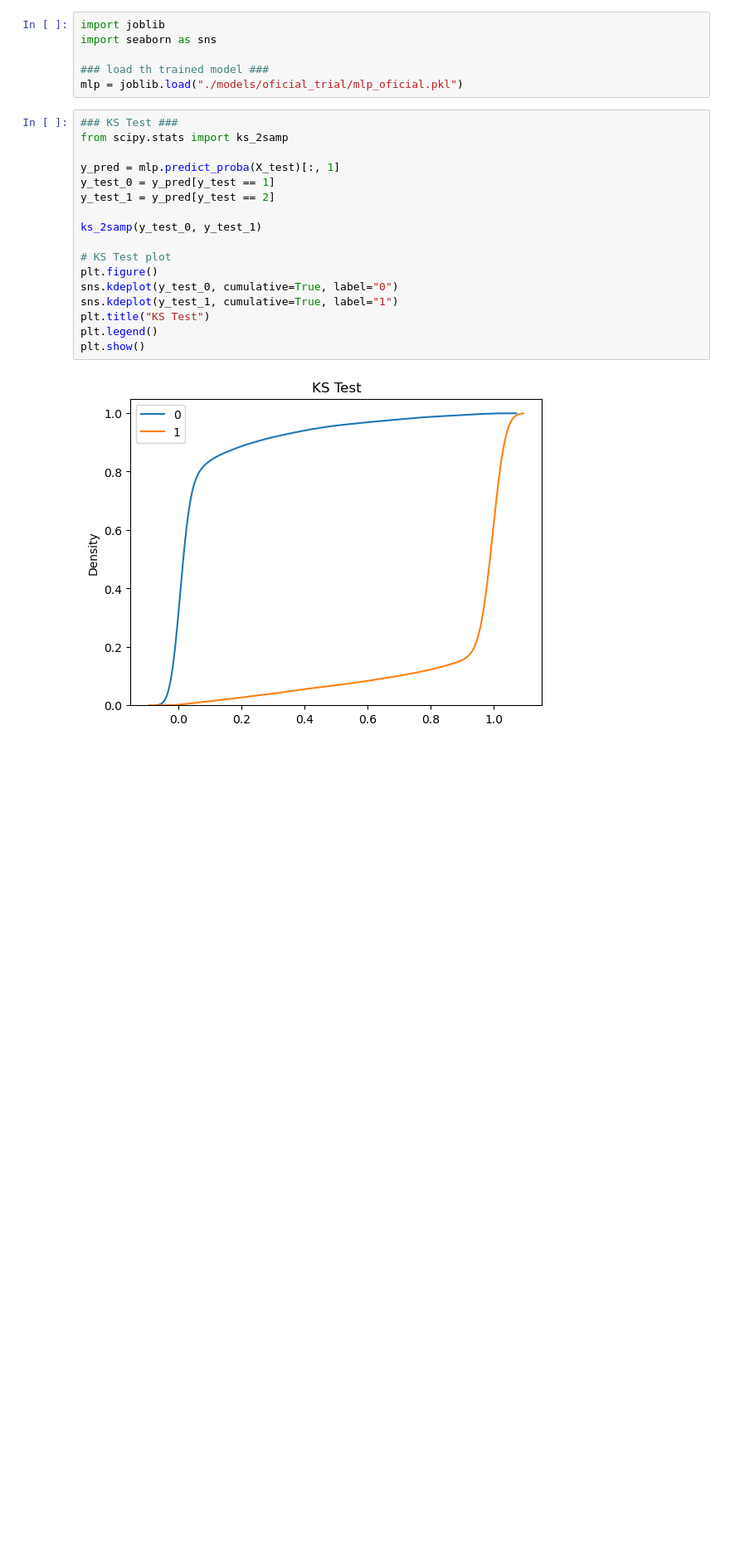
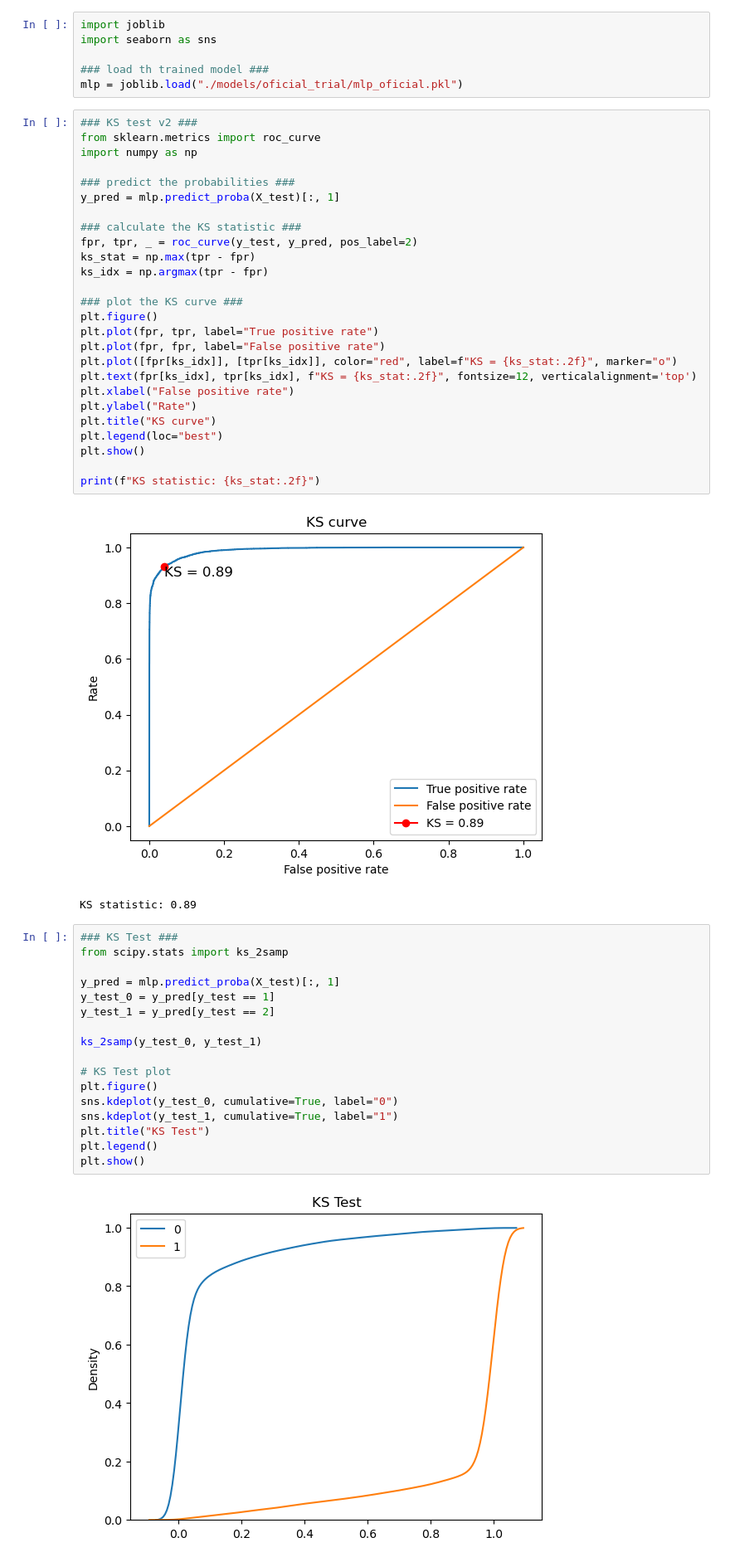
Before and after one commit to PaulaPerazzo/KAN-Neural-Network, a Jupyter notebook: mlp.ipynb, the cells around one changed output. Shown at 83% size. Saved outputs shown, nothing was run; the diff lists cells and outputs as text; blank space fills up the shorter version.

```diff
--- a/mlp.ipynb
+++ b/mlp.ipynb
@@ -559,6 +562,35 @@ import seaborn as sns
 
 ### load th trained model ###
 mlp = joblib.load("./models/oficial_trial/mlp_oficial.pkl")
+# %%
+### KS test v2 ###
+from sklearn.metrics import roc_curve
+import numpy as np
+
+### predict the probabilities ###
+y_pred = mlp.predict_proba(X_test)[:, 1]
+
+### calculate the KS statistic ###
+fpr, tpr, _ = roc_curve(y_test, y_pred, pos_label=2)
+ks_stat = np.max(tpr - fpr)
+ks_idx = np.argmax(tpr - fpr)
+
+### plot the KS curve ###
+plt.figure()
+plt.plot(fpr, tpr, label="True positive rate")
+plt.plot(fpr, fpr, label="False positive rate")
+plt.plot([fpr[ks_idx]], [tpr[ks_idx]], color="red", label=f"KS = {ks_stat:.2f}", marker="o")
+plt.text(fpr[ks_idx], tpr[ks_idx], f"KS = {ks_stat:.2f}", fontsize=12, verticalalignment='top')
+plt.xlabel("False positive rate")
+plt.ylabel("Rate")
+plt.title("KS curve")
+plt.legend(loc="best")
+plt.show()
+
+print(f"KS statistic: {ks_stat:.2f}")
+# %% [output]
+[figure, added]
+KS statistic: 0.89
 # %%
 ### KS Test ###
 from scipy.stats import ks_2samp
```
Also changed, not shown: parts of 2 cells of this notebook.
